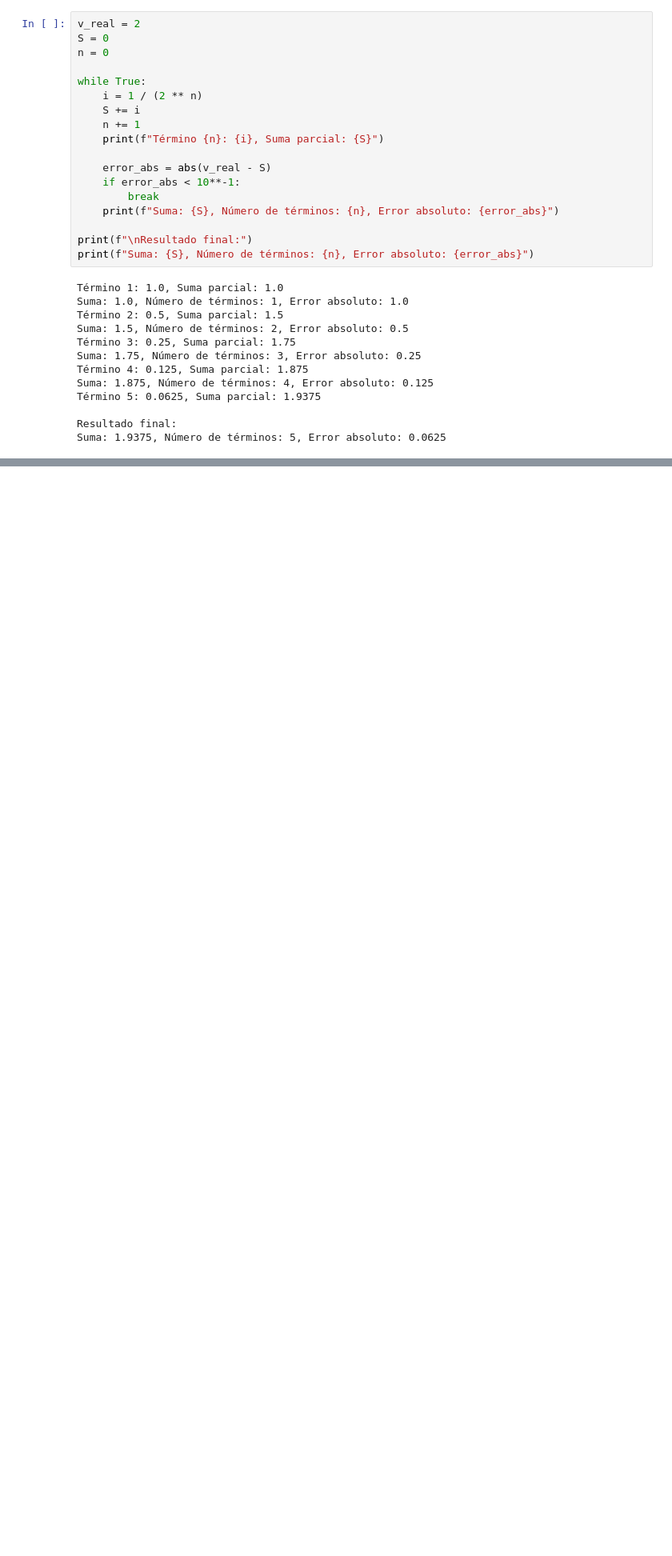
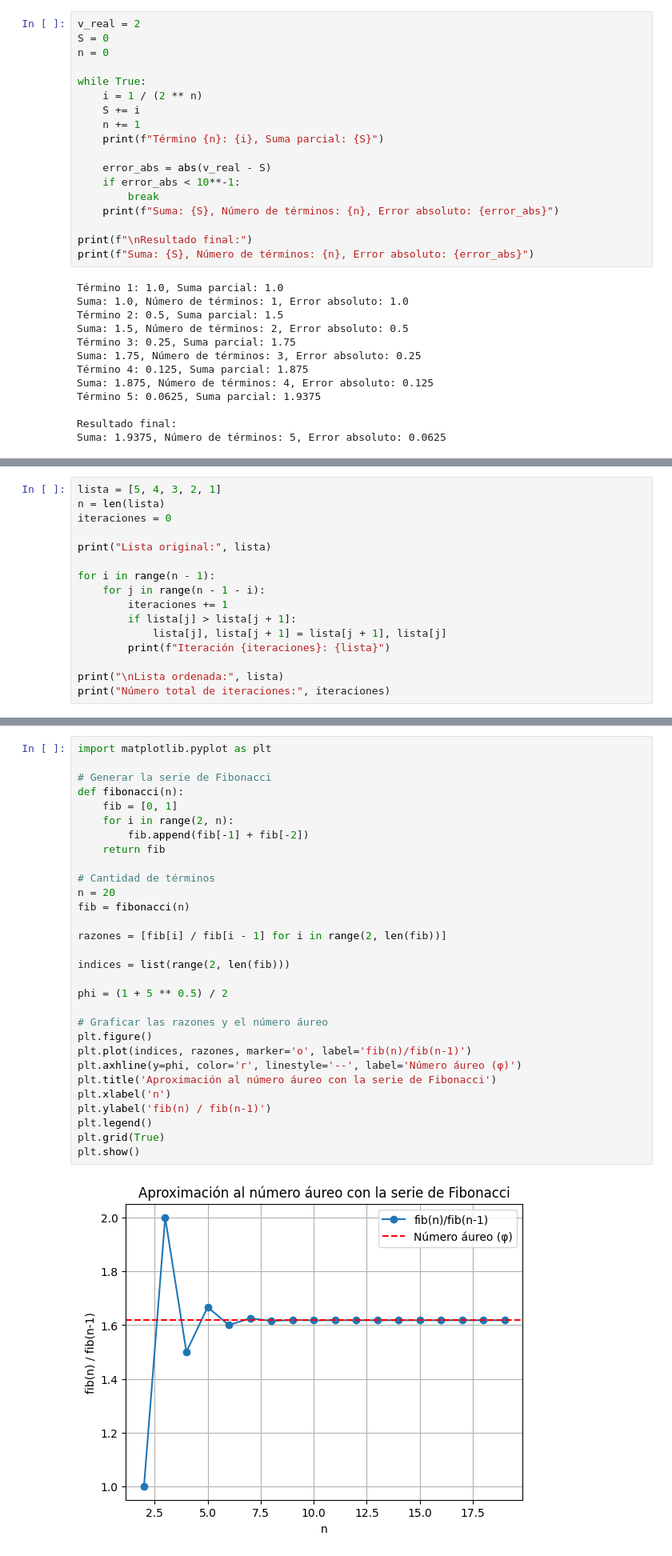
Before and after one commit to Lenin5592002/Metodos, a Jupyter notebook: Taller01.ipynb, the cells around one changed output, grey strips where cells are left out. Shown: that part at 80% size. Drawn from its saved outputs; the diff is of its cells as text; blank space fills up the shorter version.

```diff
--- a/Taller01.ipynb
+++ b/Taller01.ipynb
@@ -39 +39,17 @@ Suma: 1.9375, Número de términos: 5, Error absoluto: 0.0625
 ###
+# %%
+lista = [5, 4, 3, 2, 1]
+n = len(lista)
+iteraciones = 0
+
+print("Lista original:", lista)
+
+for i in range(n - 1):
+    for j in range(n - 1 - i):
+        iteraciones += 1
+        if lista[j] > lista[j + 1]:
+            lista[j], lista[j + 1] = lista[j + 1], lista[j]
+        print(f"Iteración {iteraciones}: {lista}")
+
+print("\nLista ordenada:", lista)
+print("Número total de iteraciones:", iteraciones)
@@ -39,0 +122,32 @@ Suma: 1.9375, Número de términos: 5, Error absoluto: 0.0625
+# %%
+import matplotlib.pyplot as plt
+
+# Generar la serie de Fibonacci
+def fibonacci(n):
+    fib = [0, 1]
+    for i in range(2, n):
+        fib.append(fib[-1] + fib[-2])
+    return fib
+
+# Cantidad de términos
+n = 20
+fib = fibonacci(n)
+
+razones = [fib[i] / fib[i - 1] for i in range(2, len(fib))]
+
+indices = list(range(2, len(fib)))
+
+phi = (1 + 5 ** 0.5) / 2
+
+# Graficar las razones y el número áureo
+plt.figure()
+plt.plot(indices, razones, marker='o', label='fib(n)/fib(n-1)')
+plt.axhline(y=phi, color='r', linestyle='--', label='Número áureo (φ)')
+plt.title('Aproximación al número áureo con la serie de Fibonacci')
+plt.xlabel('n')
+plt.ylabel('fib(n) / fib(n-1)')
+plt.legend()
+plt.grid(True)
+plt.show()
+# %% [output]
+[figure, added]
```
Also changed, not shown: parts of 6 cells of this notebook, 5 other files.
